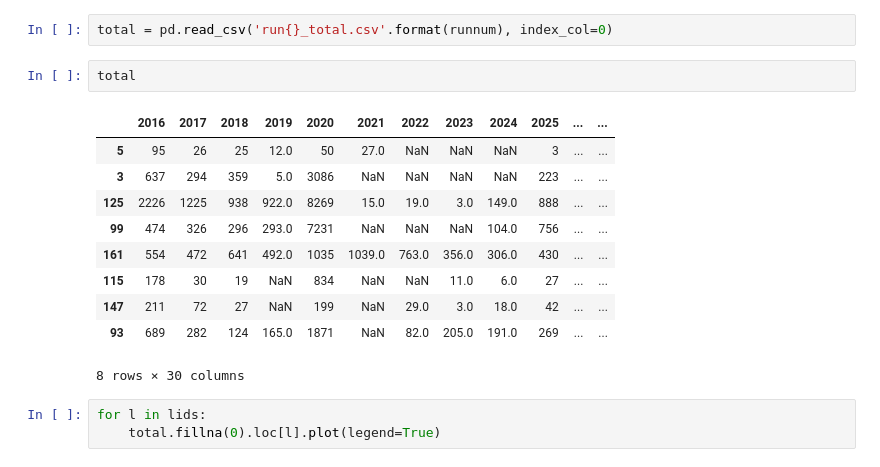
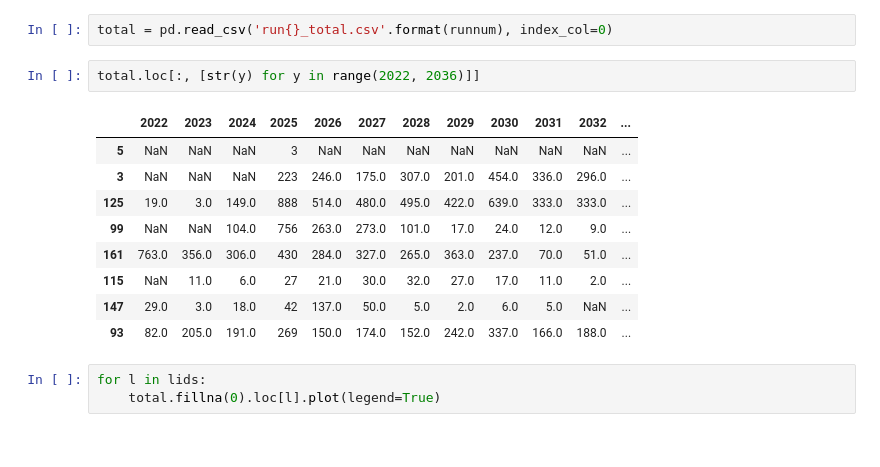
Before and after one commit to pksohn/semcog_urbansim, a Jupyter notebook: notebooks/ps_proforma_results_29.ipynb, the cells around one changed output. Saved outputs shown, nothing was run; the diff lists cells and outputs as text.

```diff
--- a/notebooks/ps_proforma_results_29.ipynb
+++ b/notebooks/ps_proforma_results_29.ipynb
@@ -40,19 +40,18 @@ for use in ['res', 'nonres', 'mixed', 'total']:
     results.to_csv('run{}_{}.csv'.format(runnum, use))
 # %%
 total = pd.read_csv('run{}_total.csv'.format(runnum), index_col=0)
-# %%
-total
-# %% [output]
-|  | 2016 | 2017 | 2018 | 2019 | 2020 | 2021 | 2022 | 2023 | 2024 | 2025 | ... | ... |
-| 5 | 95 | 26 | 25 | 12.0 | 50 | 27.0 | NaN | NaN | NaN | 3 | ... | ... |
-| 3 | 637 | 294 | 359 | 5.0 | 3086 | NaN | NaN | NaN | NaN | 223 | ... | ... |
-| 125 | 2226 | 1225 | 938 | 922.0 | 8269 | 15.0 | 19.0 | 3.0 | 149.0 | 888 | ... | ... |
-| 99 | 474 | 326 | 296 | 293.0 | 7231 | NaN | NaN | NaN | 104.0 | 756 | ... | ... |
-| 161 | 554 | 472 | 641 | 492.0 | 1035 | 1039.0 | 763.0 | 356.0 | 306.0 | 430 | ... | ... |
-| 115 | 178 | 30 | 19 | NaN | 834 | NaN | NaN | 11.0 | 6.0 | 27 | ... | ... |
-| 147 | 211 | 72 | 27 | NaN | 199 | NaN | 29.0 | 3.0 | 18.0 | 42 | ... | ... |
-| 93 | 689 | 282 | 124 | 165.0 | 1871 | NaN | 82.0 | 205.0 | 191.0 | 269 | ... | ... |
-8 rows × 30 columns
+# %%
+total.loc[:, [str(y) for y in range(2022, 2036)]]
+# %% [output]
+|  | 2022 | 2023 | 2024 | 2025 | 2026 | 2027 | 2028 | 2029 | 2030 | 2031 | 2032 | ... |
+| 5 | NaN | NaN | NaN | 3 | NaN | NaN | NaN | NaN | NaN | NaN | NaN | ... |
+| 3 | NaN | NaN | NaN | 223 | 246.0 | 175.0 | 307.0 | 201.0 | 454.0 | 336.0 | 296.0 | ... |
+| 125 | 19.0 | 3.0 | 149.0 | 888 | 514.0 | 480.0 | 495.0 | 422.0 | 639.0 | 333.0 | 333.0 | ... |
+| 99 | NaN | NaN | 104.0 | 756 | 263.0 | 273.0 | 101.0 | 17.0 | 24.0 | 12.0 | 9.0 | ... |
+| 161 | 763.0 | 356.0 | 306.0 | 430 | 284.0 | 327.0 | 265.0 | 363.0 | 237.0 | 70.0 | 51.0 | ... |
+| 115 | NaN | 11.0 | 6.0 | 27 | 21.0 | 30.0 | 32.0 | 27.0 | 17.0 | 11.0 | 2.0 | ... |
+| 147 | 29.0 | 3.0 | 18.0 | 42 | 137.0 | 50.0 | 5.0 | 2.0 | 6.0 | 5.0 | NaN | ... |
+| 93 | 82.0 | 205.0 | 191.0 | 269 | 150.0 | 174.0 | 152.0 | 242.0 | 337.0 | 166.0 | 188.0 | ... |
 # %%
 for l in lids:
     total.fillna(0).loc[l].plot(legend=True)
```
Also changed, not shown: 4 other files.
